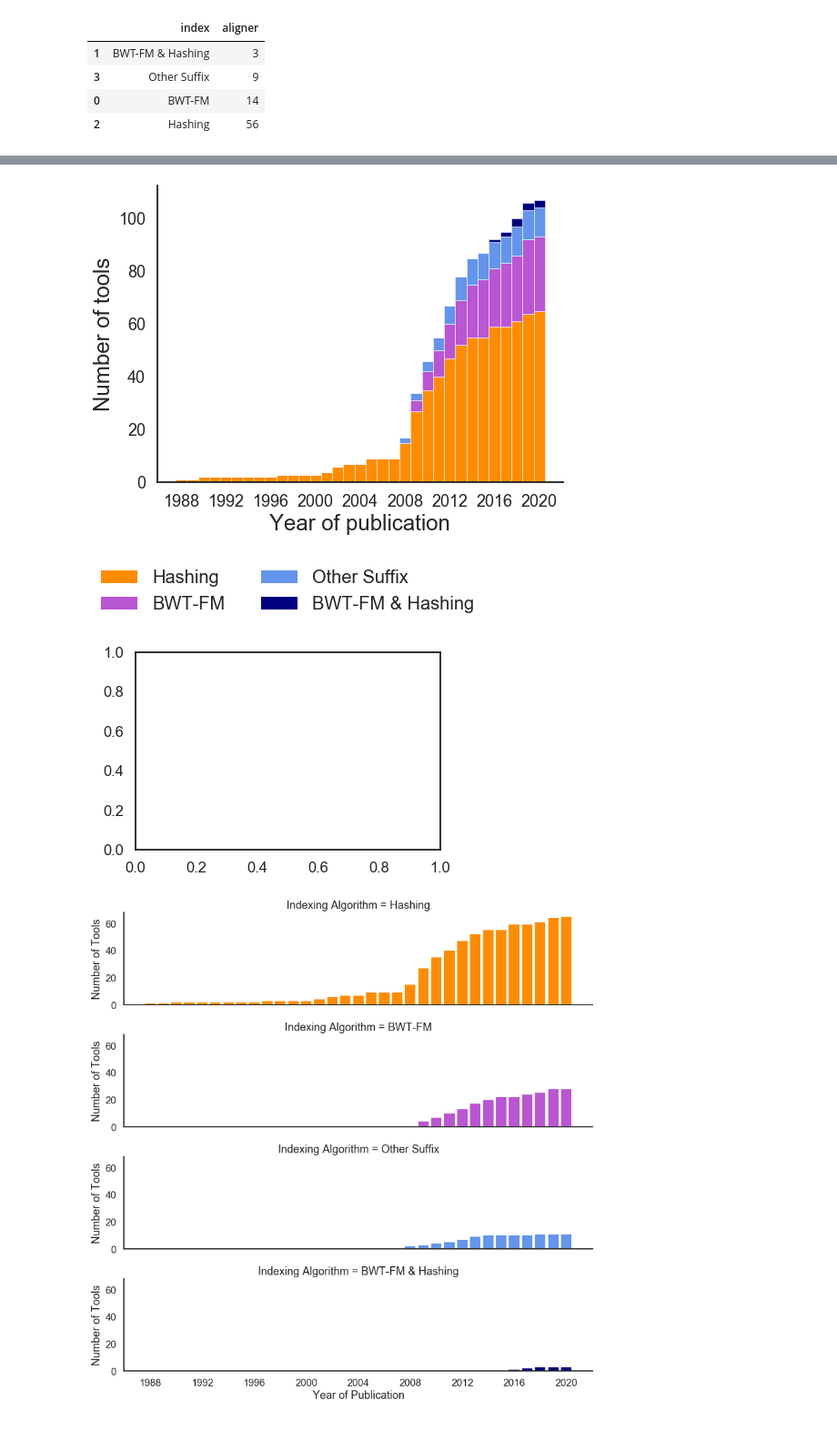
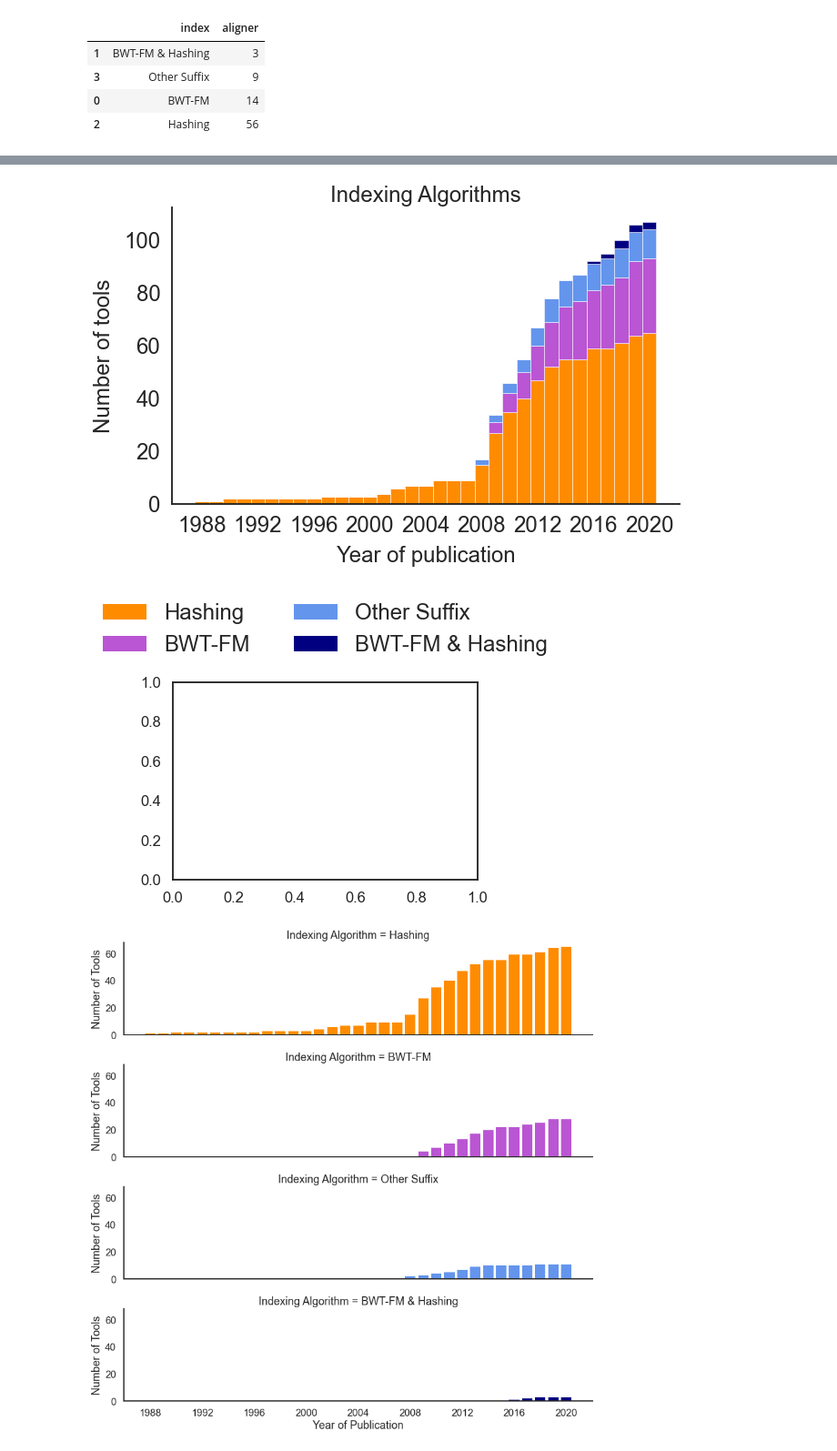
Before and after one commit to Mangul-Lab-USC/review-technology-dictates-algorithms, a Jupyter notebook: notebooks/Figure3.ipynb, the cells around one changed output, grey strips where cells are left out. Shown at 91% size. Saved outputs shown, nothing was run; the diff lists cells and outputs as text; code cells hidden in the pictures.

```diff
--- a/notebooks/Figure3.ipynb
+++ b/notebooks/Figure3.ipynb
@@ -94,5 +94,5 @@ plt.show()
 # %%
-plt.figure(figsize=(8,6))
+plt.figure(figsize=(10,6))
 
 idx = range(min(data_year['year_of_pub']), max(data_year['year_of_pub'])+1)
 by_year = data_year.groupby(['year_of_pub','index']).count()
@@ -104,38 +104,39 @@ by_year = by_year.reindex(idx, method='ffill')
 x = by_year.index
 by_year.reset_index()
 year_melt = pd.melt(by_year.reset_index(), id_vars=['year_of_pub'], var_name='Indexing Algorithm',
                     value_name='Number of Tools')
 year_melt = year_melt.rename(columns={'year_of_pub':'Year of Publication'})
 year_melt.head()
 
 sns.set_style('white')
 sns.set_context('talk')
 
 BWT = by_year['BWT-FM'].to_list()
 Both = by_year['BWT-FM & Hashing'].to_list()
 Hash = by_year['Hashing'].to_list()
 Other = by_year['Other Suffix'].to_list()
 
 barWidth = 1
 plt.bar(x, Hash, color='darkorange', edgecolor='white', width=barWidth, linewidth=.5)
 plt.bar(x, BWT, bottom=Hash, color='mediumorchid', edgecolor='white', width=barWidth, linewidth=.5)
 plt.bar(x, Other, bottom=[i+j for i,j in zip(Hash, BWT)], color='cornflowerblue',
         edgecolor='white', width=barWidth, linewidth=.5)
 plt.bar(x, Both, bottom=[i+j+k for i,j,k in zip(Hash, BWT, Other)], color='navy',
         edgecolor='white', width=barWidth, linewidth=.5)
 
-plt.ylabel("Number of tools", fontsize=24)
-plt.xlabel("Year of publication", fontsize=24)
+plt.ylabel("Number of tools", fontsize=24, labelpad=10)
+plt.xlabel("Year of publication", fontsize=24, labelpad=10)
+plt.title("Indexing Algorithms", fontsize=24)
 
 sns.despine()
 
-plt.xticks(range(min(data_year['year_of_pub']), max(data_year['year_of_pub'])+2, 4), fontsize=18)
-plt.yticks(fontsize=18)
+plt.xticks(range(min(data_year['year_of_pub']), max(data_year['year_of_pub'])+2, 4), fontsize=24)
+plt.yticks(fontsize=24)
 # plt.show()
 plt.savefig('../figures/Figure3_a.png', bbox_inches='tight')
 plt.savefig('../figures/Figure3_a.pdf', bbox_inches='tight')
 # %% [output]
-[figure, old version]
+[figure, new version]
 # %%
 hashbar = plt.Rectangle((0,0),1,1,fc="darkorange", edgecolor = 'none')
 bwtbar = plt.Rectangle((0,0),1,1,fc='mediumorchid', edgecolor = 'none')
@@ -143,12 +144,12 @@ otherbar = plt.Rectangle((0,0),1,1,fc='cornflowerblue', edgecolor = 'none')
 bothbar = plt.Rectangle((0,0),1,1,fc='navy', edgecolor = 'none')
 
 l = plt.legend([hashbar, bwtbar, otherbar, bothbar], ['Hashing', 'BWT-FM', 'Other Suffix', 'BWT-FM & Hashing'],
-               loc = "upper center", bbox_to_anchor=(.5,1.5), ncol = 2, prop={'size':20})
+               loc = "upper center", bbox_to_anchor=(.5,1.5), ncol = 2, prop={'size':24})
 l.draw_frame(False)
 
 plt.savefig('../figures/Figure3_a_legend.png', bbox_inches='tight')
 # %% [output]
-[figure, old version]
+[figure, new version]
 # %%
 # plt.figure(figsize=(8,4))
 sns.set_style('white')
```
Also changed, not shown: parts of 7 cells of this notebook, 2 other files.
